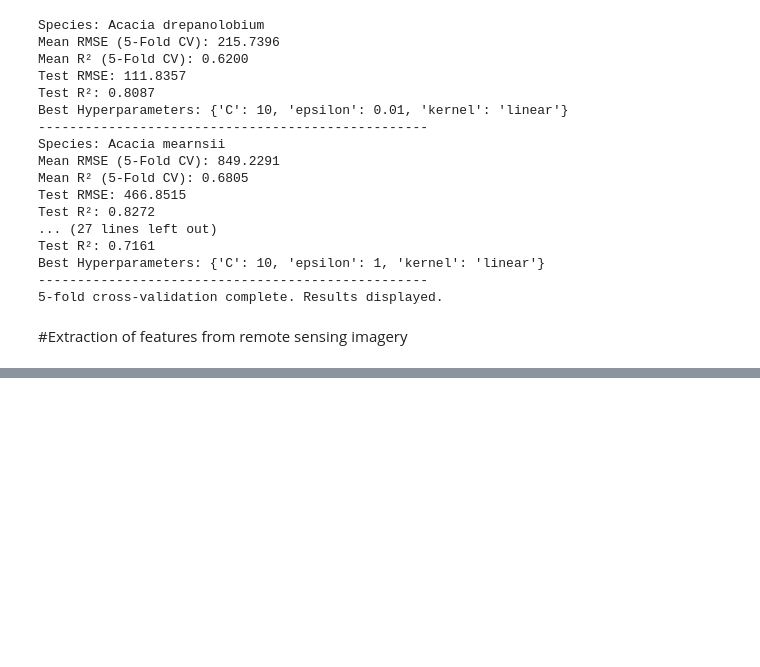
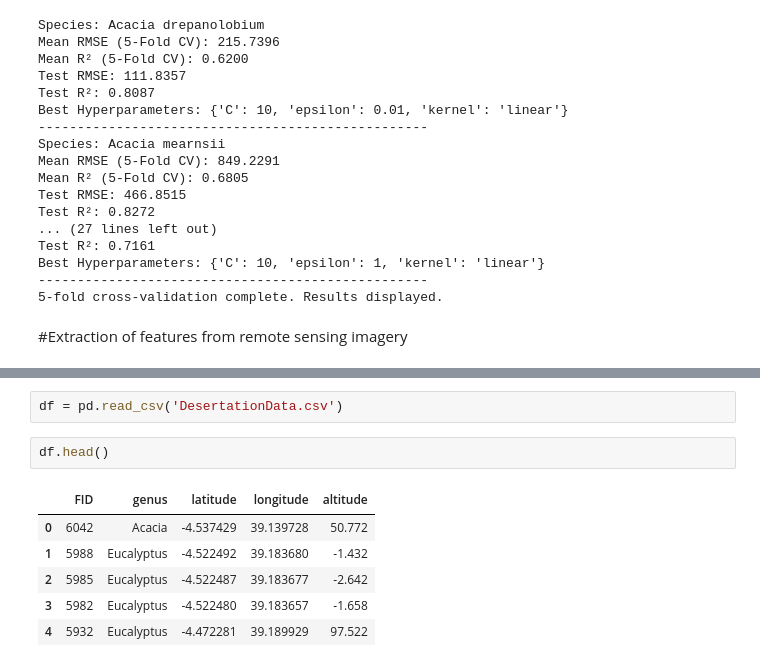
Before and after one commit to irungus/Dessertation, a Jupyter notebook: Remote Sensing Extraction.ipynb, the cells around one changed output, grey strips where cells are left out. Cells and saved outputs as stored; diff of their text form; blank space fills up the shorter version.

```diff
--- a/Remote Sensing Extraction.ipynb
+++ b/Remote Sensing Extraction.ipynb
@@ -1222,0 +1246,11 @@ Best Hyperparameters: {'C': 10, 'epsilon': 1, 'kernel': 'linear'}
+# %%
+df = pd.read_csv('DesertationData.csv')
+# %%
+df.head()
+# %% [output]
+|  | FID | genus | latitude | longitude | altitude |
+| 0 | 6042 | Acacia | -4.537429 | 39.139728 | 50.772 |
+| 1 | 5988 | Eucalyptus | -4.522492 | 39.183680 | -1.432 |
+| 2 | 5985 | Eucalyptus | -4.522487 | 39.183677 | -2.642 |
+| 3 | 5982 | Eucalyptus | -4.522480 | 39.183657 | -1.658 |
+| 4 | 5932 | Eucalyptus | -4.472281 | 39.189929 | 97.522 |
```
Also changed, not shown: parts of 10 cells of this notebook.
